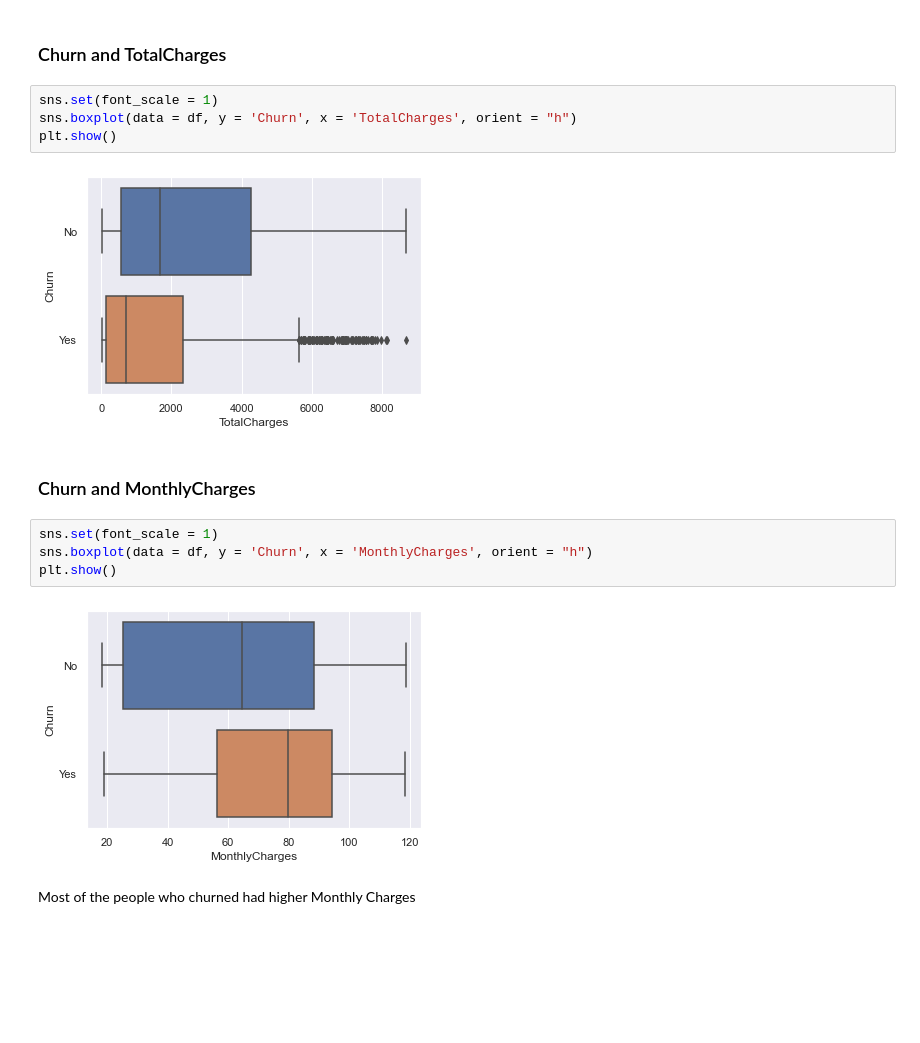
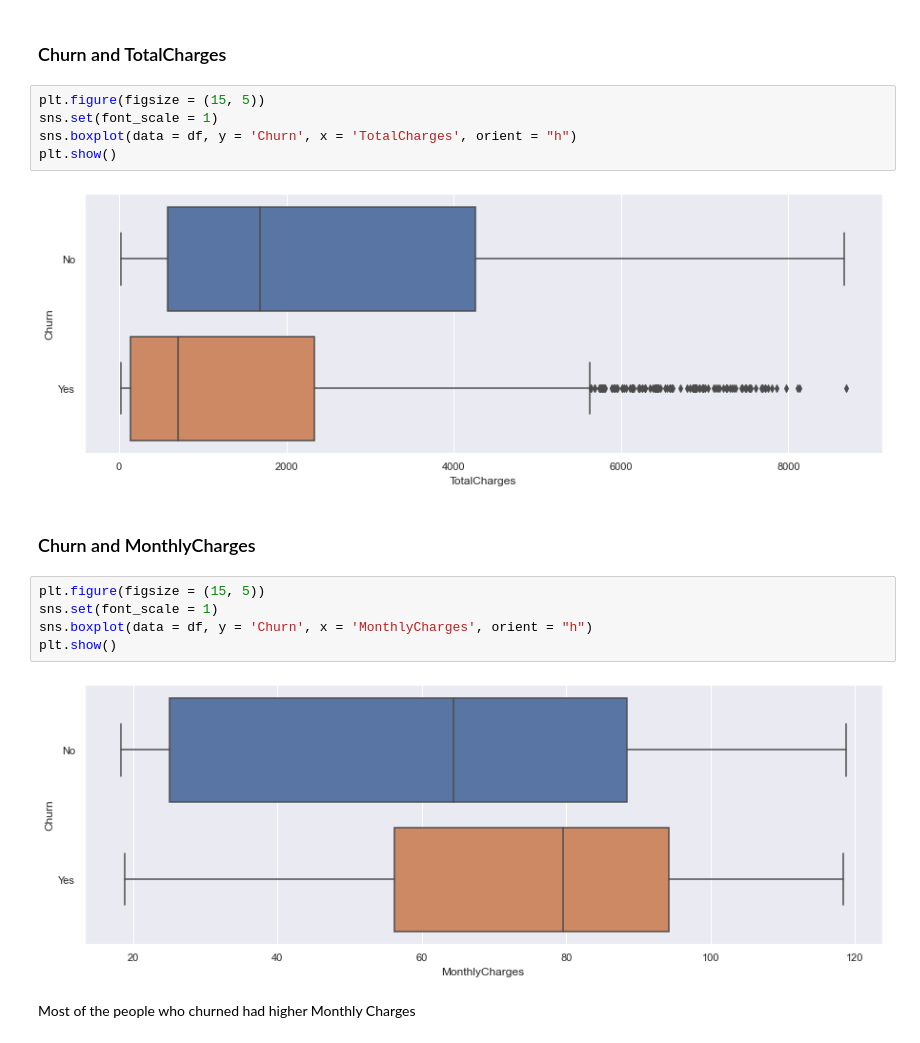
Before and after one commit to AbhinavTuladhar/Churn_prediction, a Jupyter notebook: Churn-prediction-real.ipynb, the cells around one changed output. Drawn from its saved outputs; the diff is of its cells as text; blank space fills up the shorter version.

```diff
--- a/Churn-prediction-real.ipynb
+++ b/Churn-prediction-real.ipynb
@@ -324,19 +325,21 @@ It can be observed that people who churn usually have a low value of tenure.
 # %% [markdown]
 ### Churn and TotalCharges
 # %%
+plt.figure(figsize = (15, 5))
 sns.set(font_scale = 1)
 sns.boxplot(data = df, y = 'Churn', x = 'TotalCharges', orient = "h")
 plt.show()
 # %% [output]
-[figure, old version]
+[figure, new version]
 # %% [markdown]
 ### Churn and MonthlyCharges
 # %%
+plt.figure(figsize = (15, 5))
 sns.set(font_scale = 1)
 sns.boxplot(data = df, y = 'Churn', x = 'MonthlyCharges', orient = "h")
 plt.show()
 # %% [output]
-[figure, old version]
+[figure, new version]
 # %% [markdown]
 Most of the people who churned had higher Monthly Charges
 # %% [markdown]
```
Also changed, not shown: parts of 35 cells of this notebook.
